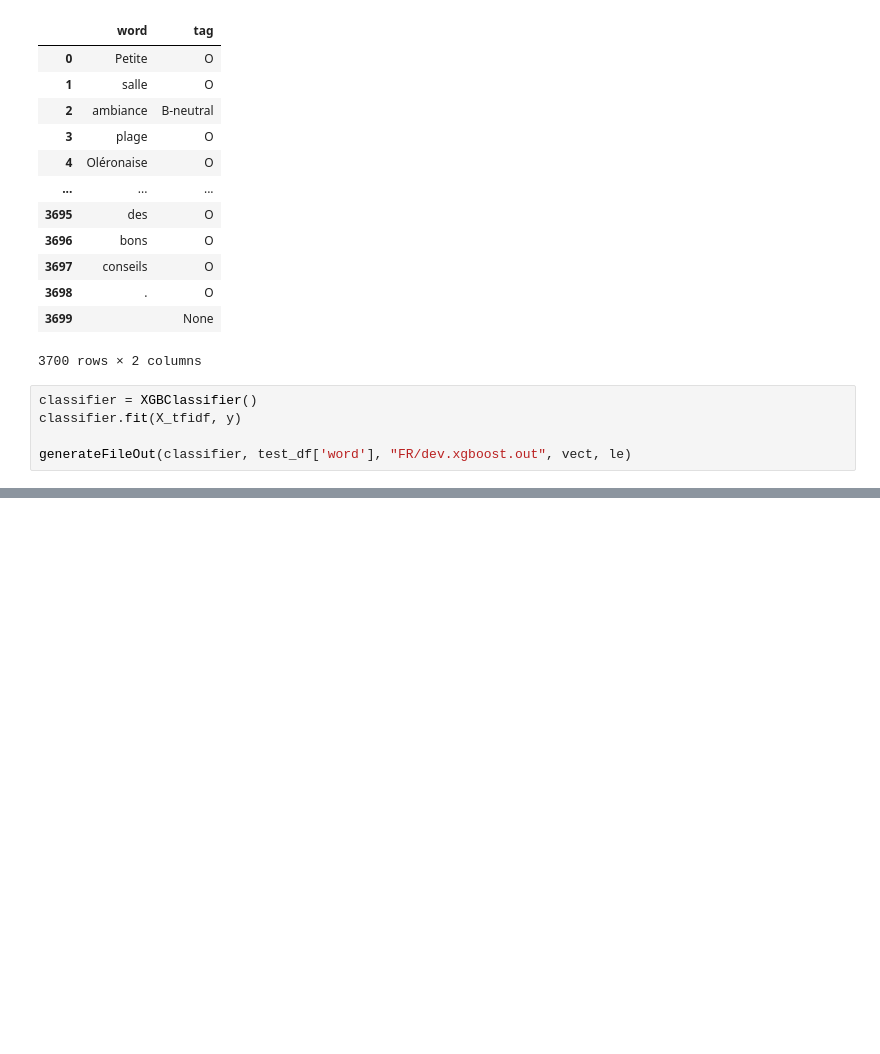
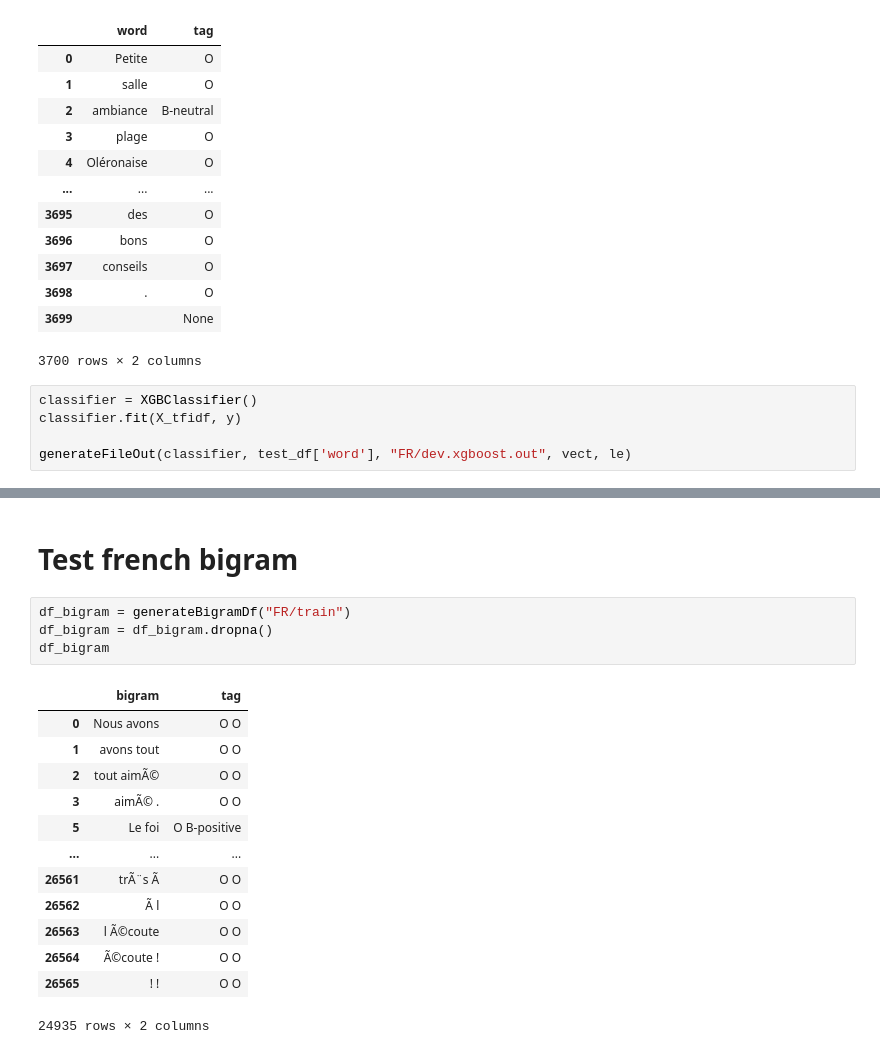
Before and after one commit to ffeew/ml-sentiment-analysis-project, a Jupyter notebook: XGBoost.ipynb, the cells around one changed output, grey strips where cells are left out. Cells and saved outputs as stored; diff of their text form; blank space fills up the shorter version.

```diff
--- a/XGBoost.ipynb
+++ b/XGBoost.ipynb
@@ -357,0 +459,20 @@ generateFileOut(classifier, test_df['word'], "FR/dev.xgboost.out", vect, le)
+# %% [markdown]
+# Test french bigram
+# %%
+df_bigram = generateBigramDf("FR/train")
+df_bigram = df_bigram.dropna()
+df_bigram
+# %% [output]
+|  | bigram | tag |
+| 0 | Nous avons | O O |
+| 1 | avons tout | O O |
+| 2 | tout aimÃ© | O O |
+| 3 | aimÃ© . | O O |
+| 5 | Le foi | O B-positive |
+| ... | ... | ... |
+| 26561 | trÃ¨s Ã | O O |
+| 26562 | Ã l | O O |
+| 26563 | l Ã©coute | O O |
+| 26564 | Ã©coute ! | O O |
+| 26565 | ! ! | O O |
+24935 rows × 2 columns
```
Also changed, not shown: parts of 11 cells of this notebook, 2 other files.
